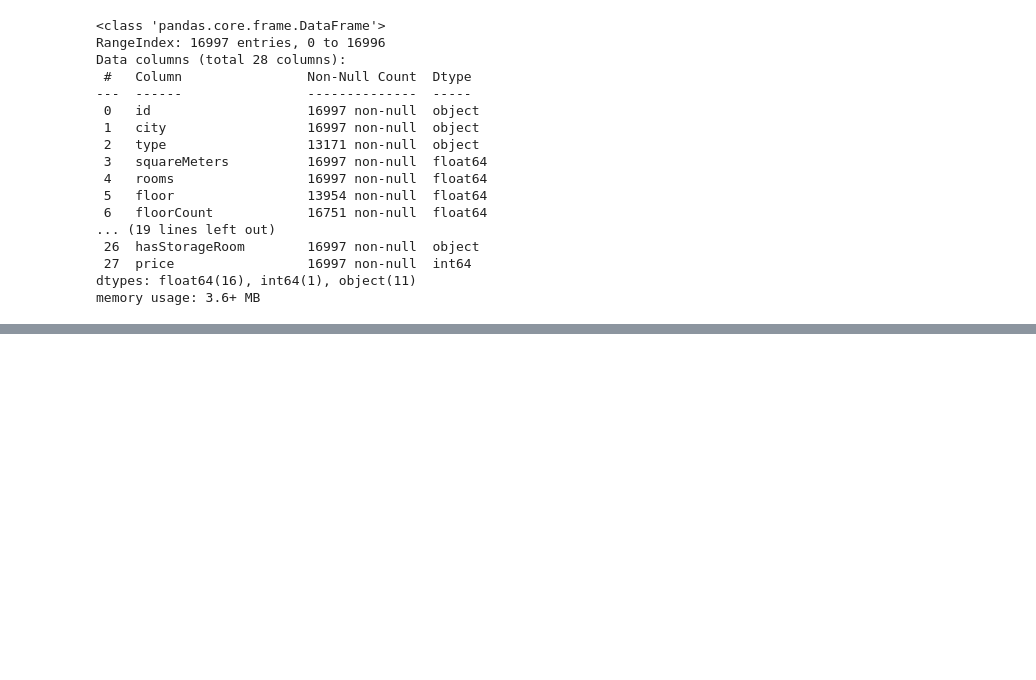
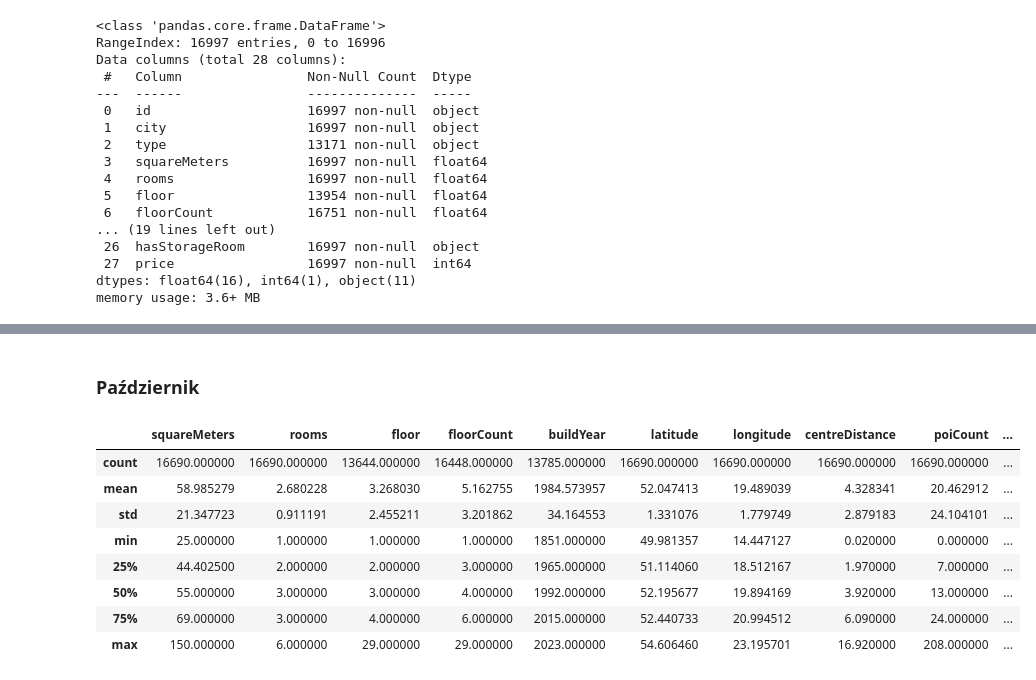
Before and after one commit to Roger1121/FlatAI, a Jupyter notebook: DataAnalysis.ipynb, the cells around one changed output, grey strips where cells are left out. Drawn from its saved outputs; the diff is of its cells as text; code cells hidden in the pictures; blank space fills up the shorter version.

```diff
--- a/DataAnalysis.ipynb
+++ b/DataAnalysis.ipynb
@@ -138,5 +117,0 @@ N/A values for each column:
-# %%
-# dodanie miesiąca, w którym dana oferta sprzedaży była dostępna (wszystkie dane pochodzą z roku 2023)
-data_AUG["offerMonth"] = 8
-data_SEP["offerMonth"] = 9
-data_OCT["offerMonth"] = 10
@@ -253,0 +132,14 @@ Wyniki analizy danych (specyficzne dla konkretnego zbioru danych) standardowo po
+# %% [markdown]
+### Październik
+# %%
+data_OCT.describe()
+# %% [output]
+|  | squareMeters | rooms | floor | floorCount | buildYear | latitude | longitude | centreDistance | poiCount | ... |
+| count | 16690.000000 | 16690.000000 | 13644.000000 | 16448.000000 | 13785.000000 | 16690.000000 | 16690.000000 | 16690.000000 | 16690.000000 | ... |
+| mean | 58.985279 | 2.680228 | 3.268030 | 5.162755 | 1984.573957 | 52.047413 | 19.489039 | 4.328341 | 20.462912 | ... |
+| std | 21.347723 | 0.911191 | 2.455211 | 3.201862 | 34.164553 | 1.331076 | 1.779749 | 2.879183 | 24.104101 | ... |
+| min | 25.000000 | 1.000000 | 1.000000 | 1.000000 | 1851.000000 | 49.981357 | 14.447127 | 0.020000 | 0.000000 | ... |
+| 25% | 44.402500 | 2.000000 | 2.000000 | 3.000000 | 1965.000000 | 51.114060 | 18.512167 | 1.970000 | 7.000000 | ... |
+| 50% | 55.000000 | 3.000000 | 3.000000 | 4.000000 | 1992.000000 | 52.195677 | 19.894169 | 3.920000 | 13.000000 | ... |
+| 75% | 69.000000 | 3.000000 | 4.000000 | 6.000000 | 2015.000000 | 52.440733 | 20.994512 | 6.090000 | 24.000000 | ... |
+| max | 150.000000 | 6.000000 | 29.000000 | 29.000000 | 2023.000000 | 54.606460 | 23.195701 | 16.920000 | 208.000000 | ... |
```
Also changed, not shown: parts of 73 cells of this notebook.
